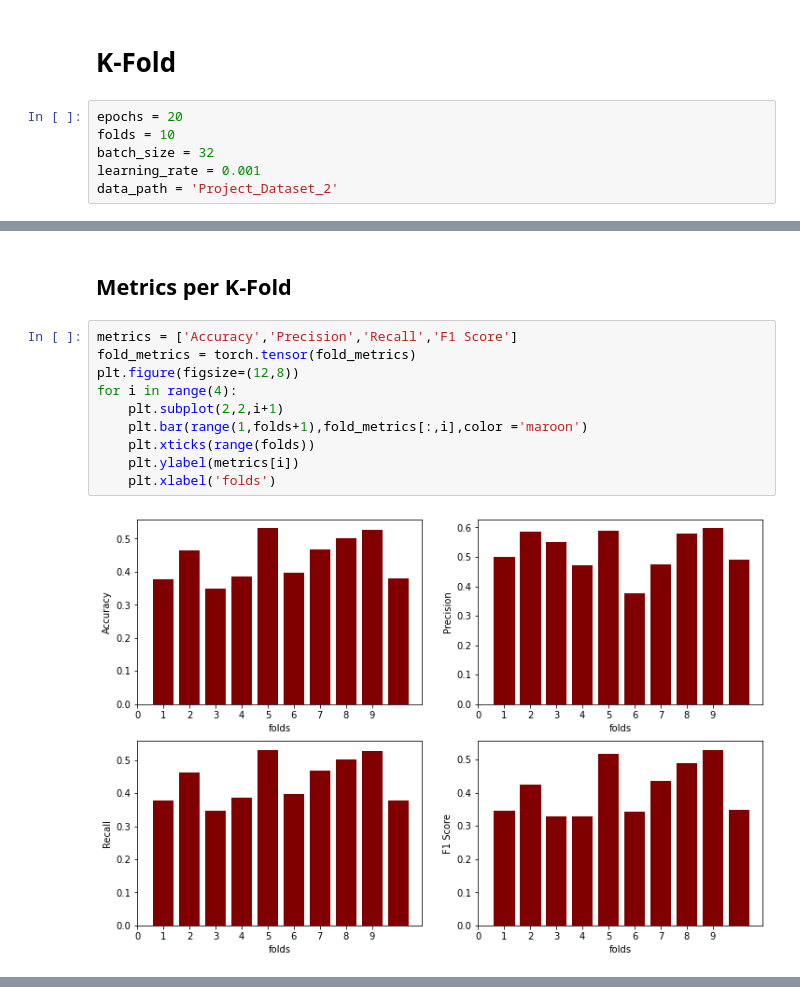
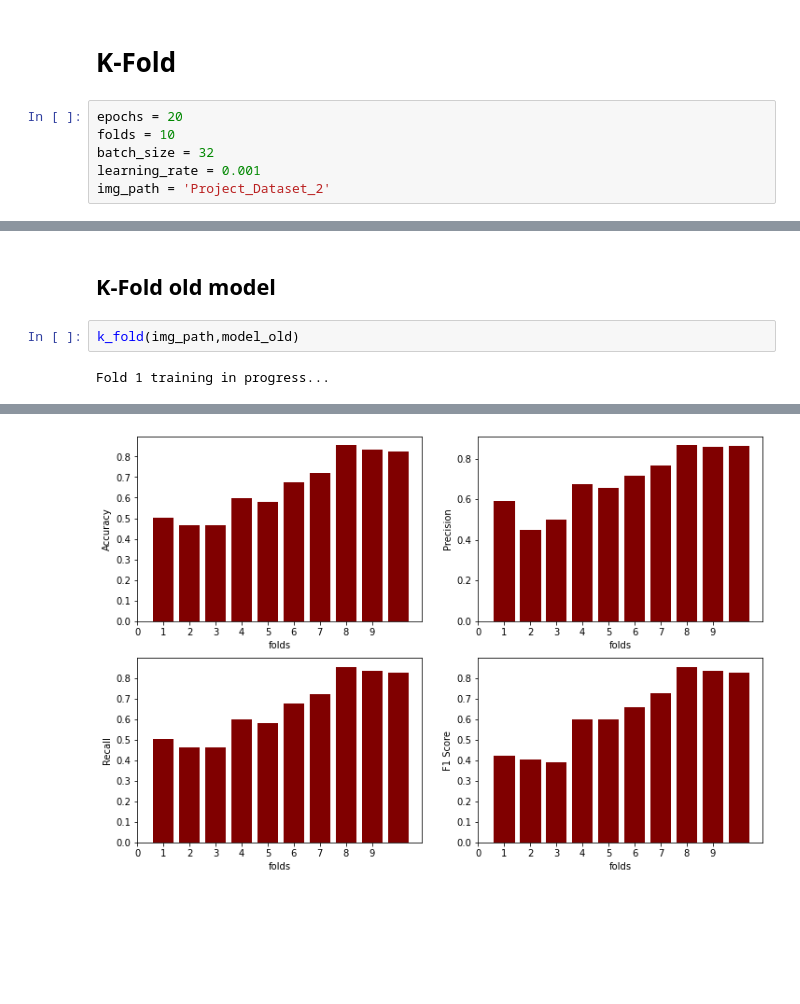
Before and after one commit to sivamjsk/Mask-Classification-Using-CNN-AI, a Jupyter notebook: Final_COMP_6721_Part_2.ipynb, the cells around one changed output, grey strips where cells are left out. Saved outputs shown, nothing was run; the diff lists cells and outputs as text; blank space fills up the shorter version.

Commit message:
Old model K-Fold added

```diff
--- a/Final_COMP_6721_Part_2.ipynb
+++ b/Final_COMP_6721_Part_2.ipynb
@@ -276,5 +276,5 @@ epochs = 20
 folds = 10
 batch_size = 32
 learning_rate = 0.001
-data_path = 'Project_Dataset_2'
+img_path = 'Project_Dataset_2'
 # %%
@@ -497,14 +335,6 @@ Fold 10 training in progress...
 # %% [markdown]
-<h2>Metrics per K-Fold</h2>
+<h2>K-Fold old model</h2>
-# %%
-metrics = ['Accuracy','Precision','Recall','F1 Score']
-fold_metrics = torch.tensor(fold_metrics)
-plt.figure(figsize=(12,8))
-for i in range(4):
-    plt.subplot(2,2,i+1)
-    plt.bar(range(1,folds+1),fold_metrics[:,i],color ='maroon')
-    plt.xticks(range(folds))
-    plt.ylabel(metrics[i])
-    plt.xlabel('folds')
-# %% [output]
-[figure, removed]
+# %%
+k_fold(img_path,model_old)
+# %% [output]
+Fold 1 training in progress...
@@ -510,0 +511 @@ for i in range(4):
+[figure, added]
```
Also changed, not shown: parts of 4 cells of this notebook, 5 other files.
